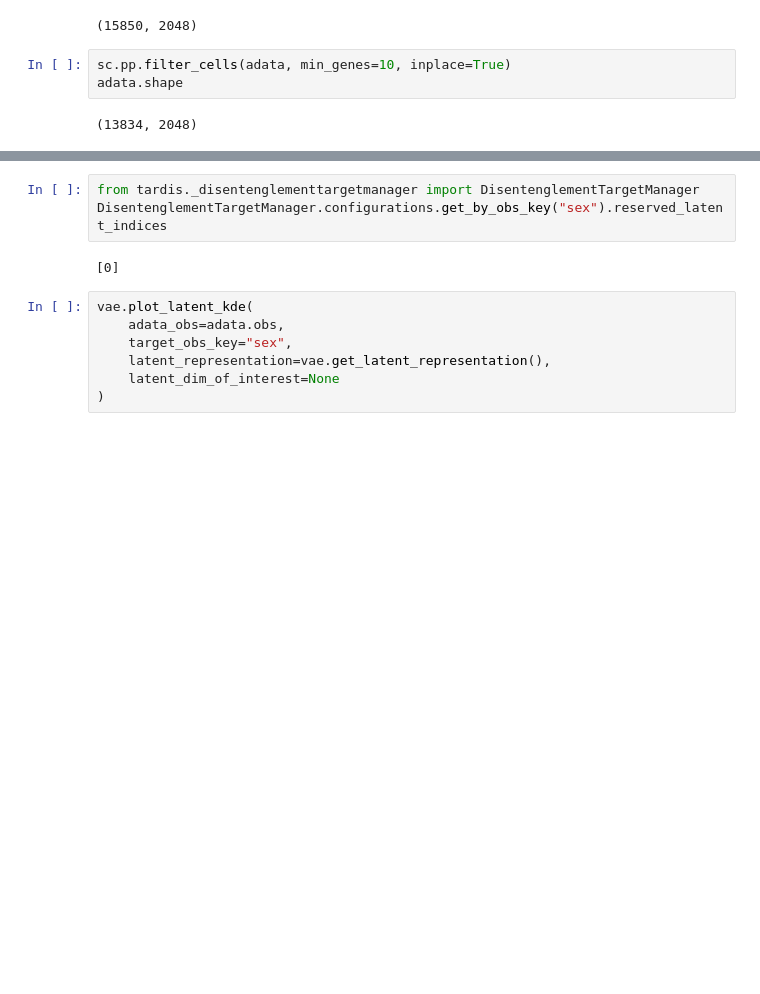
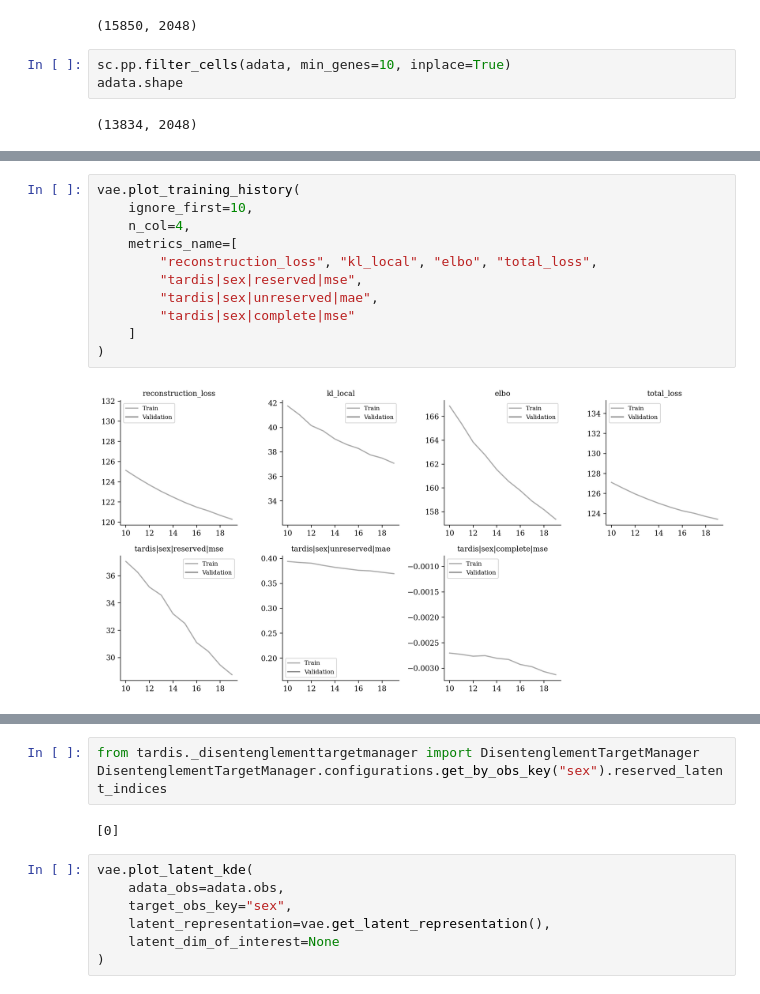
Before and after one commit to theislab/tardis, a Jupyter notebook: notebooks/run.ipynb, the cells around one changed output, grey strips where cells are left out. Drawn from its saved outputs; the diff is of its cells as text; blank space fills up the shorter version.

```diff
--- a/notebooks/run.ipynb
+++ b/notebooks/run.ipynb
@@ -140,2 +135,15 @@ SLURM auto-requeueing enabled. Setting signal handlers.
+# %%
+vae.plot_training_history(
+    ignore_first=10,
+    n_col=4,
+    metrics_name=[
+        "reconstruction_loss", "kl_local", "elbo", "total_loss",
+        "tardis|sex|reserved|mse",
+        "tardis|sex|unreserved|mae",
+        "tardis|sex|complete|mse"
+    ]
+)
+# %% [output]
+[figure, added]
 # %%
 vae.plot_training_history(
```
Also changed, not shown: parts of 4 cells of this notebook, 9 other files.
